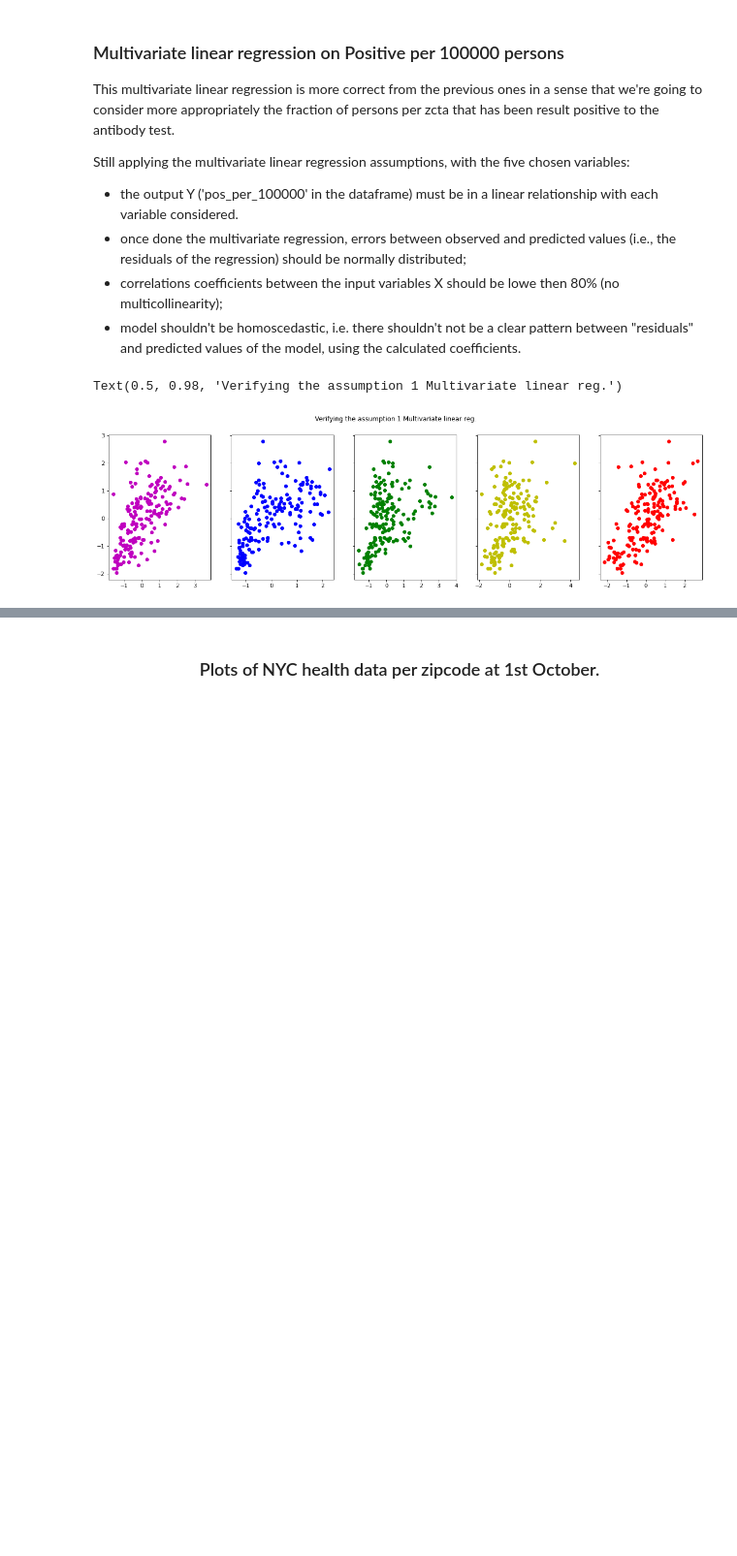
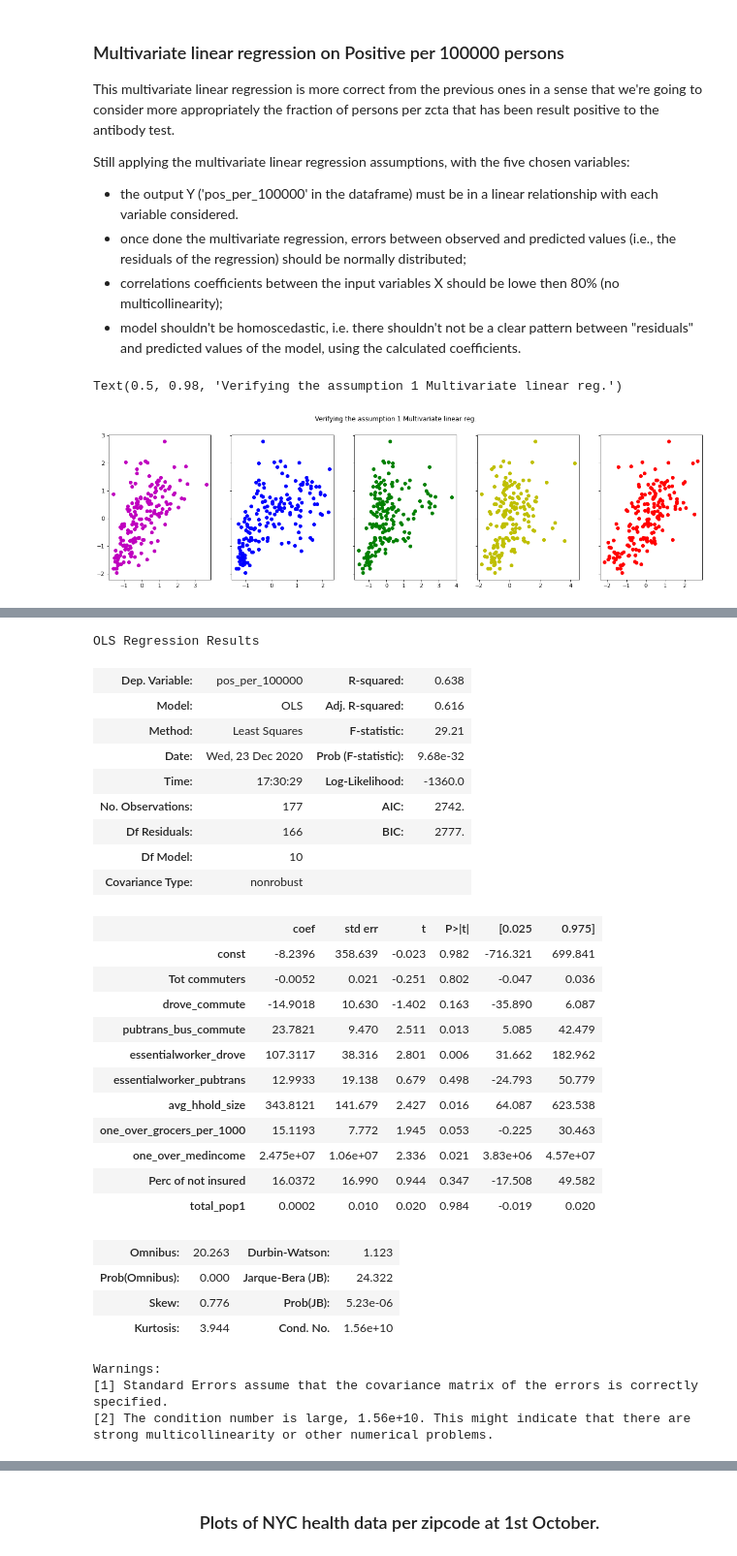
Before and after one commit to ClaudiaDeceglie/Thesis_NYC_covid19, a Jupyter notebook: Analysis on socio-demographic data from NYC gov, Census Bureau, NYC Health.ipynb, the cells around one changed output, grey strips where cells are left out. Shown: that part at 97% size. Drawn from its saved outputs; the diff is of its cells as text; code cells hidden in the pictures; blank space fills up the shorter version.

```diff
--- a/Analysis on socio-demographic data from NYC gov, Census Bureau, NYC Health.ipynb
+++ b/Analysis on socio-demographic data from NYC gov, Census Bureau, NYC Health.ipynb
@@ -396,0 +450,43 @@ R^2 adjusted : 0.5809606606668705
+# %%
+# X predictors, Y predicted using the standardized data
+#X2 = complete_data_per_zcta[['total_pop1', 'total_hholds1', 'over16total_industry1', 'Tot commuters', 'drove_commute', 'pubtrans_bus_commute', 'pubtrans_ferrysubway_commute',  'taxi_commute','bicycle_commute', 'walked_commute','workhome_commute','unemployed','hisplat_raceethnic', 'nonhispLat_white_raceethnic', 'nonhispLat_black_raceethnic', 'nonhispLat_amerindian_raceethnic', 'nonhispLat_asian_raceethnic', 'age65_plus', 'Perc of not insured', 'snap_hholds', 'fpl_150', 'not_quarantined_jobs', 'pop_density', 'essentialworker_drove','essentialworker_pubtrans','grocers_per_1000', 'didnot_workhome_commute','avg_hhold_size','one_over_grocers_per_1000', 'one_over_medincome']]
+X = complete_data_per_zcta[['Tot commuters','drove_commute', 'pubtrans_bus_commute','essentialworker_drove','essentialworker_pubtrans','avg_hhold_size','one_over_grocers_per_1000', 'one_over_medincome','Perc of not insured', 'total_pop1']]
+y = complete_data_per_zcta['pos_per_100000']
+# %%
+## fit a OLS model with intercept on the predictors
+X=ssm.add_constant(X)
+model= ssm.OLS(y,X).fit()
+predictions= model.summary()
+
+predictions
+# %% [output]
+OLS Regression Results
+| Dep. Variable: | pos_per_100000 | R-squared: | 0.638 |
+| Model: | OLS | Adj. R-squared: | 0.616 |
+| Method: | Least Squares | F-statistic: | 29.21 |
+| Date: | Wed, 23 Dec 2020 | Prob (F-statistic): | 9.68e-32 |
+| Time: | 17:30:29 | Log-Likelihood: | -1360.0 |
+| No. Observations: | 177 | AIC: | 2742. |
+| Df Residuals: | 166 | BIC: | 2777. |
+| Df Model: | 10 |  |  |
+| Covariance Type: | nonrobust |  |  |
+|  | coef | std err | t | P>|t| | [0.025 | 0.975] |
+| const | -8.2396 | 358.639 | -0.023 | 0.982 | -716.321 | 699.841 |
+| Tot commuters | -0.0052 | 0.021 | -0.251 | 0.802 | -0.047 | 0.036 |
+| drove_commute | -14.9018 | 10.630 | -1.402 | 0.163 | -35.890 | 6.087 |
+| pubtrans_bus_commute | 23.7821 | 9.470 | 2.511 | 0.013 | 5.085 | 42.479 |
+| essentialworker_drove | 107.3117 | 38.316 | 2.801 | 0.006 | 31.662 | 182.962 |
+| essentialworker_pubtrans | 12.9933 | 19.138 | 0.679 | 0.498 | -24.793 | 50.779 |
+| avg_hhold_size | 343.8121 | 141.679 | 2.427 | 0.016 | 64.087 | 623.538 |
+| one_over_grocers_per_1000 | 15.1193 | 7.772 | 1.945 | 0.053 | -0.225 | 30.463 |
+| one_over_medincome | 2.475e+07 | 1.06e+07 | 2.336 | 0.021 | 3.83e+06 | 4.57e+07 |
+| Perc of not insured | 16.0372 | 16.990 | 0.944 | 0.347 | -17.508 | 49.582 |
+| total_pop1 | 0.0002 | 0.010 | 0.020 | 0.984 | -0.019 | 0.020 |
+| Omnibus: | 20.263 | Durbin-Watson: | 1.123 |
+| Prob(Omnibus): | 0.000 | Jarque-Bera (JB): | 24.322 |
+| Skew: | 0.776 | Prob(JB): | 5.23e-06 |
+| Kurtosis: | 3.944 | Cond. No. | 1.56e+10 |
+Warnings:
+[1] Standard Errors assume that the covariance matrix of the errors is correctly specified.
+[2] The condition number is large, 1.56e+10. This might indicate that there are
+strong multicollinearity or other numerical problems.
```
Also changed, not shown: parts of 16 cells of this notebook.
